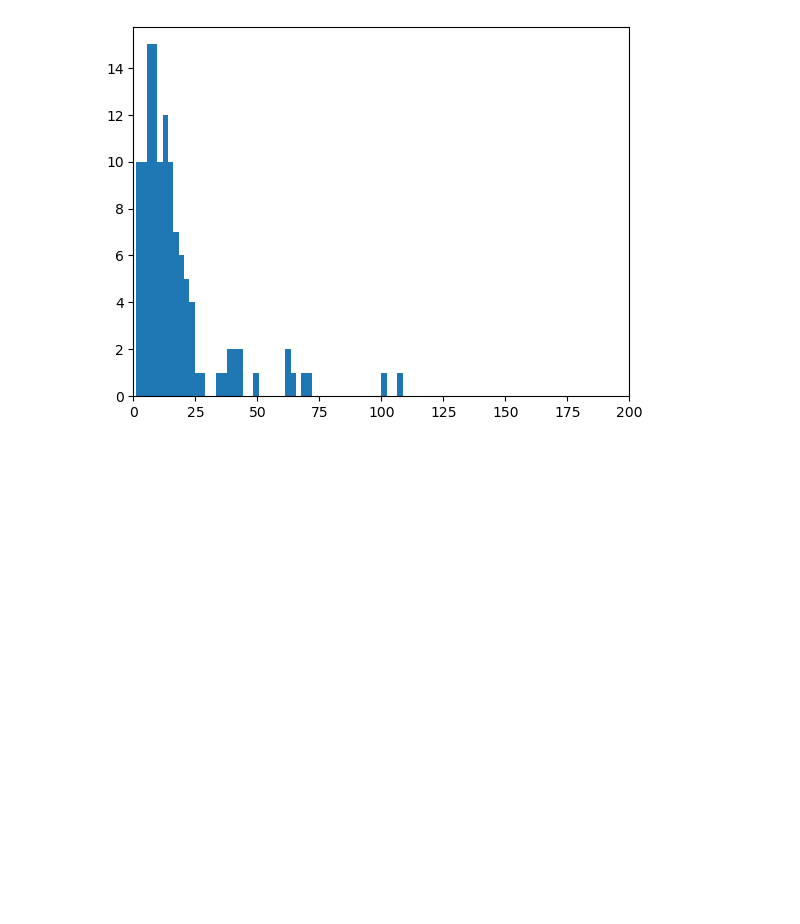
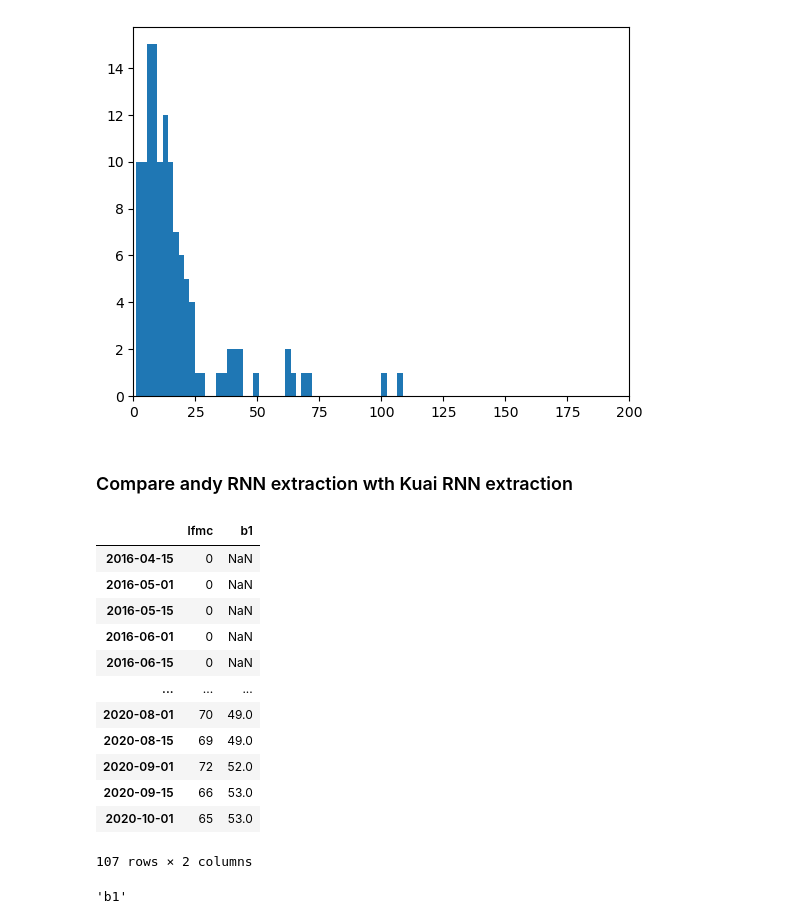
Before and after one commit to codebyandy/geolearn, a Jupyter notebook: app/vegetation/attention/andy/playground/rnn_baseline/compare_metrics.ipynb, the cells around one changed output. Drawn from its saved outputs; the diff is of its cells as text; code cells hidden in the pictures; blank space fills up the shorter version.

Commit message:
kuai rnn extraction comparison experiments, updated submitJob

```diff
--- a/app/vegetation/attention/andy/playground/rnn_baseline/compare_metrics.ipynb
+++ b/app/vegetation/attention/andy/playground/rnn_baseline/compare_metrics.ipynb
@@ -258,3 +225,5 @@ plt.xlim(0, 200)
 plt.show()
 # %% [output]
 [figure]
+# %% [markdown]
+### Compare andy RNN extraction wth Kuai RNN extraction
@@ -260,0 +254,30 @@ plt.show()
+# %%
+site_id = sites[1] # test on raondmo site
+
+site_rnn_path = f'{rnn_maps_dir}{site_id}.csv'
+site_rnn_kuai_path= f'{rnn_maps_kuai_dir}{site_id}.csv'
+
+site_rnn_df = pd.read_csv(site_rnn_path, index_col=0)
+site_rnn_kuai_df = pd.read_csv(site_rnn_kuai_path, index_col=0)
+# %%
+site_compare_df = pd.merge(site_rnn_df, site_rnn_kuai_df, left_index=True, right_index=True)
+# %%
+site_compare_df
+# %% [output]
+|  | lfmc | b1 |
+| 2016-04-15 | 0 | NaN |
+| 2016-05-01 | 0 | NaN |
+| 2016-05-15 | 0 | NaN |
+| 2016-06-01 | 0 | NaN |
+| 2016-06-15 | 0 | NaN |
+| ... | ... | ... |
+| 2020-08-01 | 70 | 49.0 |
+| 2020-08-15 | 69 | 49.0 |
+| 2020-09-01 | 72 | 52.0 |
+| 2020-09-15 | 66 | 53.0 |
+| 2020-10-01 | 65 | 53.0 |
+107 rows × 2 columns
+# %%
+site_rnn_kuai_df.columns[0]
+# %% [output]
+'b1'
```
Also changed, not shown: parts of 12 cells of this notebook, 2 other files.
